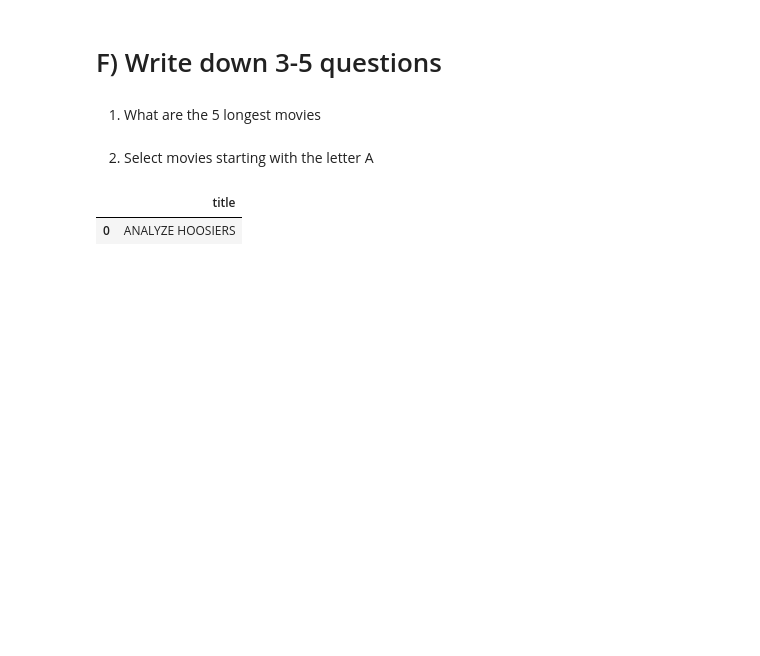
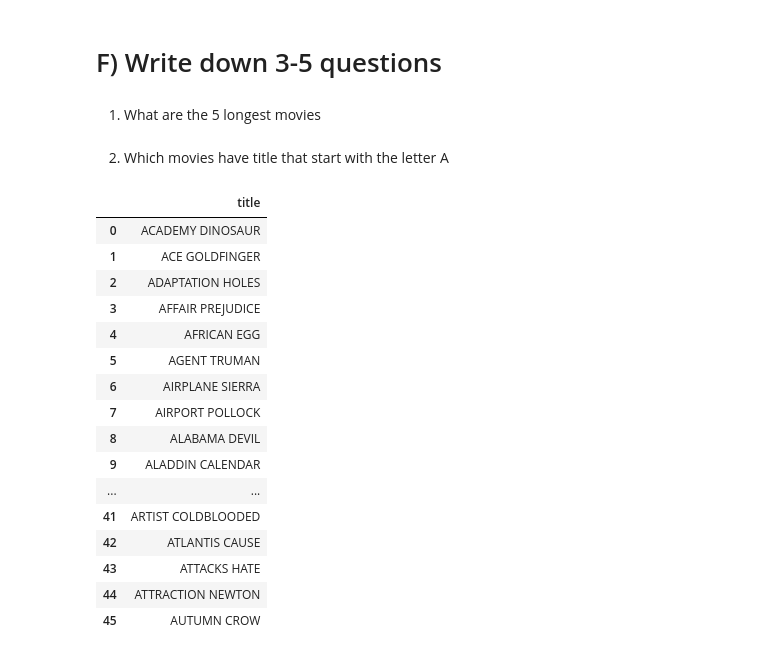
Before and after one commit to ghaliaghazal/Sql_Ghalia_Ghazal_Lab1, a Jupyter notebook: data_analys.ipynb, the cells around one changed output. Saved outputs shown, nothing was run; the diff lists cells and outputs as text; code cells hidden in the pictures; blank space fills up the shorter version.

```diff
--- a/data_analys.ipynb
+++ b/data_analys.ipynb
@@ -18,6 +18,7 @@ with duckdb.connect(duckdb_path) as conn, open("sql/load_sakila.sql") as ingest_
     film = conn.sql("FROM film;").df()
     film_actor = conn.sql("FROM film_actor;").df()
     rating = conn.sql("FROM film;").df()
+    film_category = conn.sql("FROM film_category;").df()
 
 film.head()
 # %% [output]
@@ -243,14 +244,29 @@ longest_films.head()
 # %% [markdown]
-2. Select movies starting with the letter A
+2. Which movies have title that start with the letter A
 # %%
 film_a = duckdb.sql("""
     SELECT title
     FROM film
     Where title LIKE 'A%'
     order BY title ASC
 """).df()
 
-film_a.head()
+film_a
 # %% [output]
 |  | title |
-| 0 | ANALYZE HOOSIERS |
+| 0 | ACADEMY DINOSAUR |
+| 1 | ACE GOLDFINGER |
+| 2 | ADAPTATION HOLES |
+| 3 | AFFAIR PREJUDICE |
+| 4 | AFRICAN EGG |
+| 5 | AGENT TRUMAN |
+| 6 | AIRPLANE SIERRA |
+| 7 | AIRPORT POLLOCK |
+| 8 | ALABAMA DEVIL |
+| 9 | ALADDIN CALENDAR |
+| ... | ... |
+| 41 | ARTIST COLDBLOODED |
+| 42 | ATLANTIS CAUSE |
+| 43 | ATTACKS HATE |
+| 44 | ATTRACTION NEWTON |
+| 45 | AUTUMN CROW |
```
Also changed, not shown: parts of 5 cells of this notebook.
